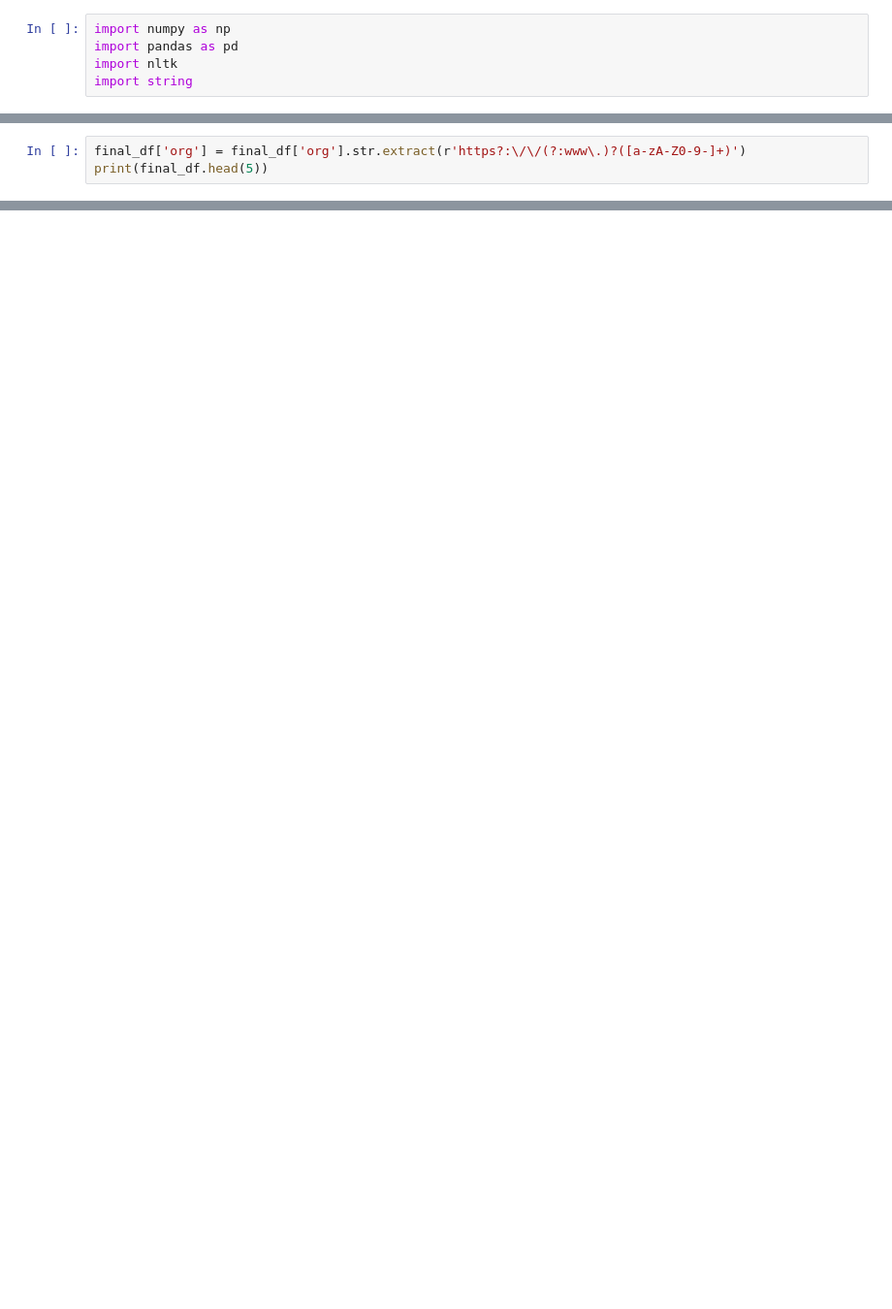
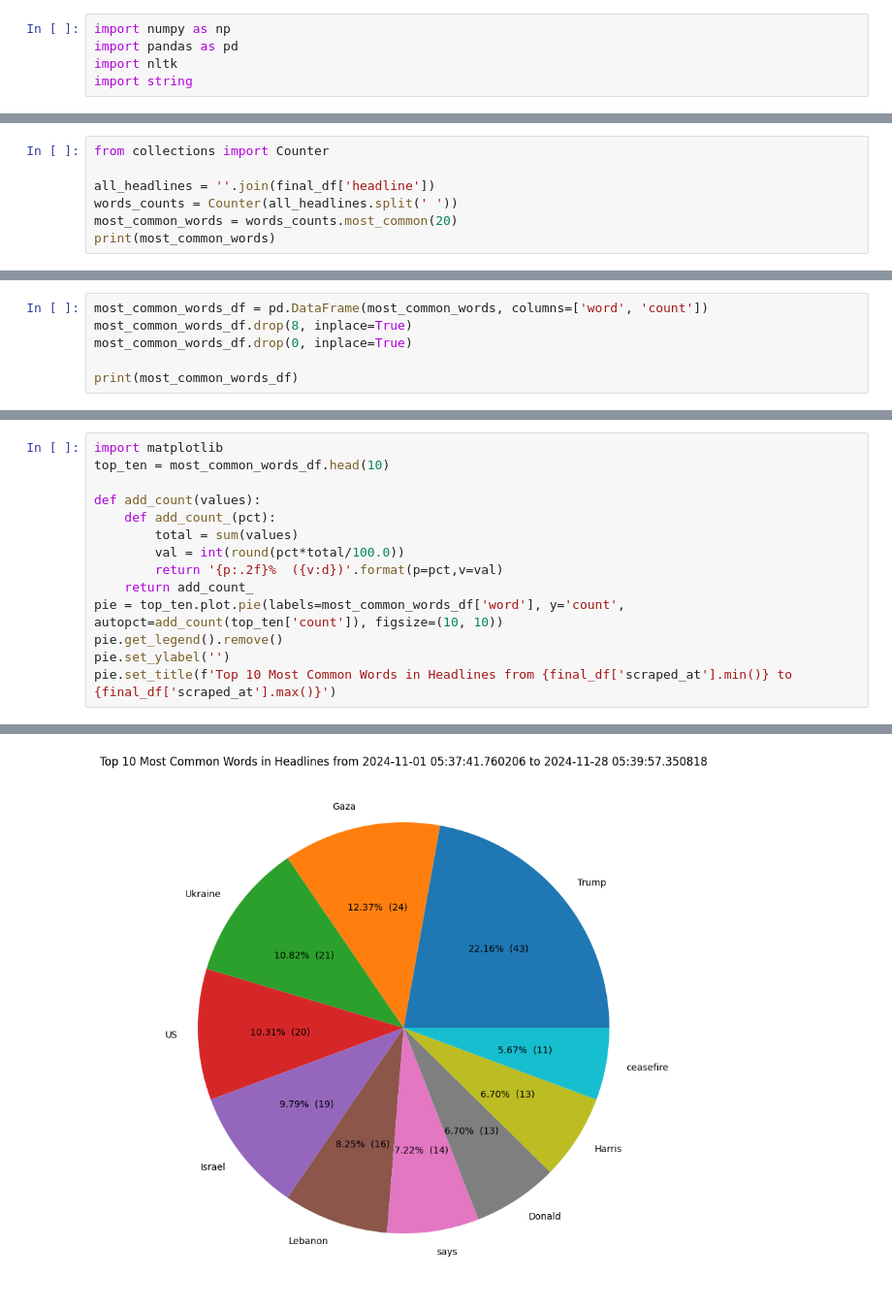
Before and after one commit to raphaelletseng/news_autoscraper, a Jupyter notebook: analysis.ipynb, the cells around one changed output, grey strips where cells are left out. Shown at 97% size. Saved outputs shown, nothing was run; the diff lists cells and outputs as text; blank space fills up the shorter version.

Commit message:
smol plot

```diff
--- a/analysis.ipynb
+++ b/analysis.ipynb
@@ -119,3 +61,0 @@ print(final_df.head(5))
-# %%
-final_df['org'] = final_df['org'].str.extract(r'https?:\/\/(?:www\.)?([a-zA-Z0-9-]+)')
-print(final_df.head(5))
@@ -175,0 +91,7 @@ Trumpwastestimereignitingtradewars
+# %%
+from collections import Counter
+
+all_headlines = ''.join(final_df['headline'])
+words_counts = Counter(all_headlines.split(' '))
+most_common_words = words_counts.most_common(20)
+print(most_common_words)
@@ -175,0 +100,6 @@ Trumpwastestimereignitingtradewars
+# %%
+most_common_words_df = pd.DataFrame(most_common_words, columns=['word', 'count'])
+most_common_words_df.drop(8, inplace=True)
+most_common_words_df.drop(0, inplace=True)
+
+print(most_common_words_df)
@@ -175,0 +126,15 @@ Trumpwastestimereignitingtradewars
+# %%
+import matplotlib
+top_ten = most_common_words_df.head(10)
+
+def add_count(values):
+    def add_count_(pct):
+        total = sum(values)
+        val = int(round(pct*total/100.0))
+        return '{p:.2f}%  ({v:d})'.format(p=pct,v=val)
+    return add_count_
+pie = top_ten.plot.pie(labels=most_common_words_df['word'], y='count', autopct=add_count(top_ten['count']), figsize=(10, 10))
+pie.get_legend().remove()
+pie.set_ylabel('')
+pie.set_title(f'Top 10 Most Common Words in Headlines from {final_df['scraped_at'].min()} to {final_df['scraped_at'].max()}')
+# %% [output]
@@ -175,0 +142 @@ Trumpwastestimereignitingtradewars
+[figure, added]
```
Also changed, not shown: parts of 15 cells of this notebook.
